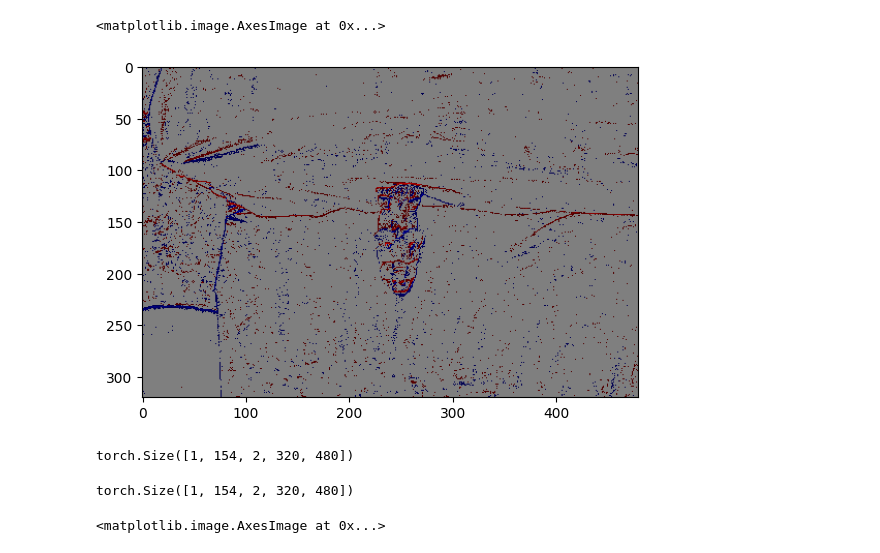
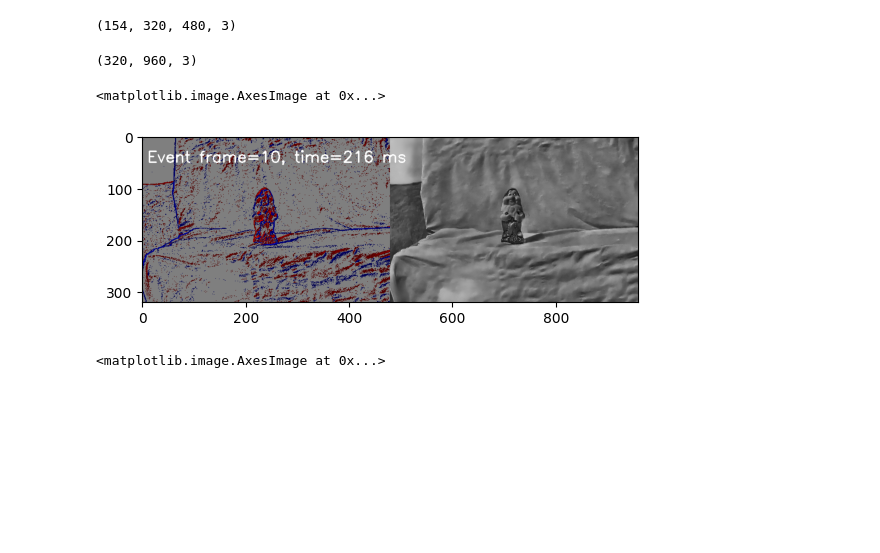
Before and after one commit to dtonderski/dynamic-fusion, a Jupyter notebook: notebooks/13_test_e2vid_dataset.ipynb, the cells around one changed output. Saved outputs shown, nothing was run; the diff lists cells and outputs as text; code cells hidden in the pictures; blank space fills up the shorter version.

```diff
--- a/notebooks/13_test_e2vid_dataset.ipynb
+++ b/notebooks/13_test_e2vid_dataset.ipynb
@@ -25,14 +25,14 @@ encoder, decoder = NetworkLoader(config.network_loader, config.shared).run()
 encoder = encoder.to(device)
 decoder = decoder.to(device)
 # %%
-data_file = Path("../data/raw/e2vid/gun_bullet_gnome.txt")
+data_file = Path("../data/raw/e2vid/hdr_selfie.txt")
 lines = data_file.read_text()
 lines_split = lines.split('\n')
 # %%
 dict = {'timestamp': [], 'x': [], 'y': [], 'polarity': []}
 
-max_height = 320
-max_width = 480
+max_height = None
+max_width = None
 
 for line in lines_split[:len(lines_split)]:
     if len(line.split(' ')) == 4:
@@ -157,3 +170,8 @@ from dynamic_fusion.utils.visualization import create_red_blue_cmap, img_to_colo
 
 
 colored_event_polarity_sums = img_to_colormap(to_numpy(eps.sum(dim=2)), create_red_blue_cmap(501))
+# %%
+colored_event_polarity_sums = img_to_colormap(to_numpy(discretized_events.event_polarity_sum.sum(dim=1)), create_red_blue_cmap(501))
+print(colored_event_polarity_sums.shape)
+# %% [output]
+(154, 320, 480, 3)
@@ -160,16 +181,45 @@ colored_event_polarity_sums = img_to_colormap(to_numpy(eps.sum(dim=2)), create_r
+# %%
+import cv2
+size = list(reversed(reconstrucion_flat.shape[-2:]))
+size[0] *= 2
+size = tuple(size)
+colored_event_polarity_sums = img_to_colormap(to_numpy(eps.sum(dim=2)), create_red_blue_cmap(501))
+
+out = cv2.VideoWriter('output4.mp4', cv2.VideoWriter.fourcc(*'mp4v'), 10, size)
+ms_per_frame = max_timestamp/(taus_to_evaluate*number_of_temporal_bins)*1000
+
+font = cv2.FONT_HERSHEY_SIMPLEX
+font_scale = 1
+font_color = (255, 255, 255)  # White color
+line_type = 2
+position = (10, 50)  # Position of the text (bottom left corner)
+
+
+
+for i, frame in enumerate(reconstrucion_flat):
+    frame = frame[0, :, :, np.newaxis]
+
+    # Flip vertically and rescale to 0-255
+    frame_processed = (frame[::-1] * 255).astype(np.uint8)
+
+    if frame_processed.shape[2] == 1:
+        frame_processed = cv2.cvtColor(frame_processed, cv2.COLOR_GRAY2BGR)
+
+    i_event_frame = i // taus_to_evaluate
+    frame_with_events = np.concatenate(((colored_event_polarity_sums[0, i_event_frame, ::-1]*255).astype(np.uint8), frame_processed), axis=1)
+    cv2.putText(frame_with_events, f"Event frame={i_event_frame}, time={ms_per_frame*i:.0f} ms", position, font, font_scale, font_color, line_type)
+
+    out.write(frame_with_events)
+
+out.release()
+# %%
+frame_with_events.shape
+# %% [output]
+(320, 960, 3)
 # %%
 from matplotlib import pyplot as plt
 
-
-plt.imshow(colored_event_polarity_sums[0,2])
+plt.imshow(frame_with_events)
 # %% [output]
 <matplotlib.image.AxesImage at 0x...>
-[figure, old version]
+[figure, new version]
-# %%
-eps.shape
-# %% [output]
-torch.Size([1, 154, 2, 320, 480])
-# %%
-eps.shape
-# %% [output]
-torch.Size([1, 154, 2, 320, 480])
```
Also changed, not shown: parts of 7 cells of this notebook, 6 other files.
